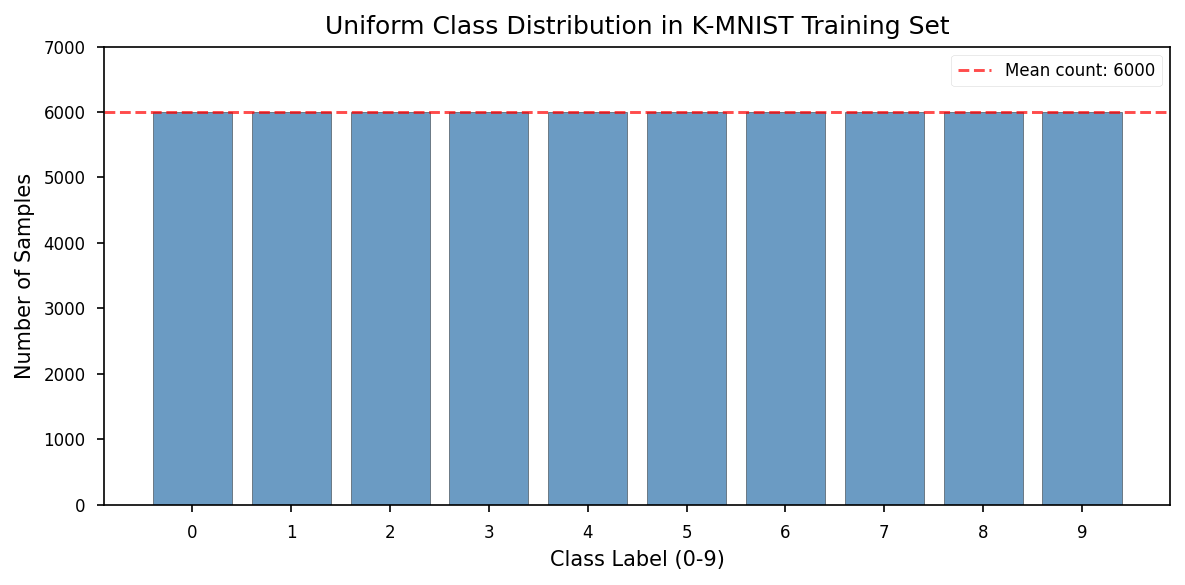
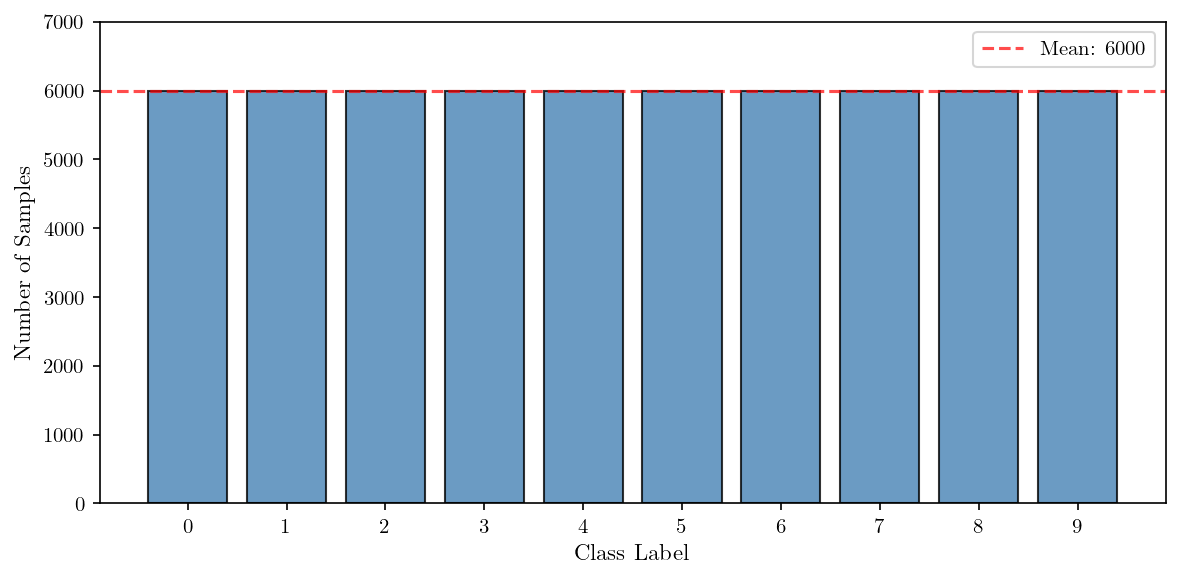
Unified diff of the notebook cell whose output changed from the first chart to the second:
--- before
+++ after
@@ -1,25 +1,22 @@
-# Calculate the frequency of each class in the training set
-classes, counts = np.unique(y_train, return_counts=True)
+classes, label_count = np.unique(y_train, return_counts=True)
 
 print("=== Class Distribution ===")
-for cls, count in zip(classes, counts):
+for cls, count in zip(classes, label_count):
     print(f"Class {cls}: {count} samples")
 
-std_dev = np.std(counts)
-print(f"\nStandard Deviation of Class Counts: {std_dev:.2f}")
+print(f"\nStandard Deviation of Class Counts: {np.std(label_count):.2f}")
 
-# Visualize the distribution
-plt.figure(figsize=(8, 4))
-bars = plt.bar(classes, counts, color='steelblue', edgecolor='black', alpha=0.8)
-plt.title('Uniform Class Distribution in K-MNIST Training Set', fontsize=12)
-plt.xlabel('Class Label (0-9)', fontsize=10)
-plt.ylabel('Number of Samples', fontsize=10)
-plt.xticks(classes)
+fig, ax = plt.subplots(figsize=(8, 4))
+ax.bar(classes, label_count, color='steelblue', edgecolor='black', alpha=0.8)
+ax.axhline(
+    y=np.mean(label_count), color='red', linestyle='--', alpha=0.7,
+    label=f'Mean: {int(np.mean(label_count))}'
+)
 
-# Add a horizontal line to represent the mean
-plt.axhline(y=np.mean(counts), color='red', linestyle='--', alpha=0.7, label=f'Mean count: {int(np.mean(counts))}')
-plt.legend()
-plt.ylim(0, 7000)
-
-plt.tight_layout()
-plt.show()
+ax.set_xlabel('Class Label')
+ax.set_ylabel('Number of Samples')
+ax.set_xticks(classes)
+ax.set_ylim(0, 7000)
+ax.legend()
+fig.tight_layout()
+save_fig(fig, 'class_distribution')

Commit: Replace engine/ prototype with hpo_lib package and full experiment suite